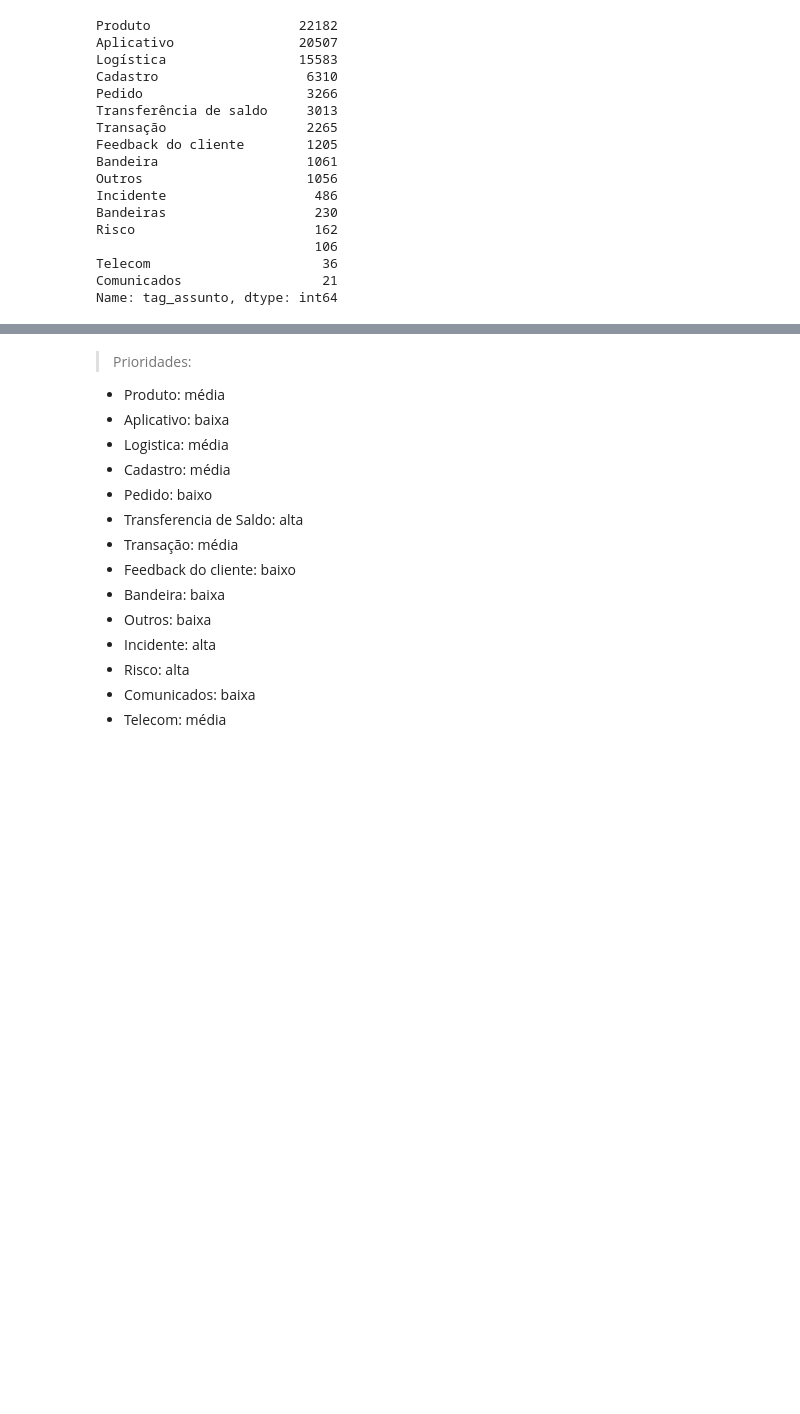
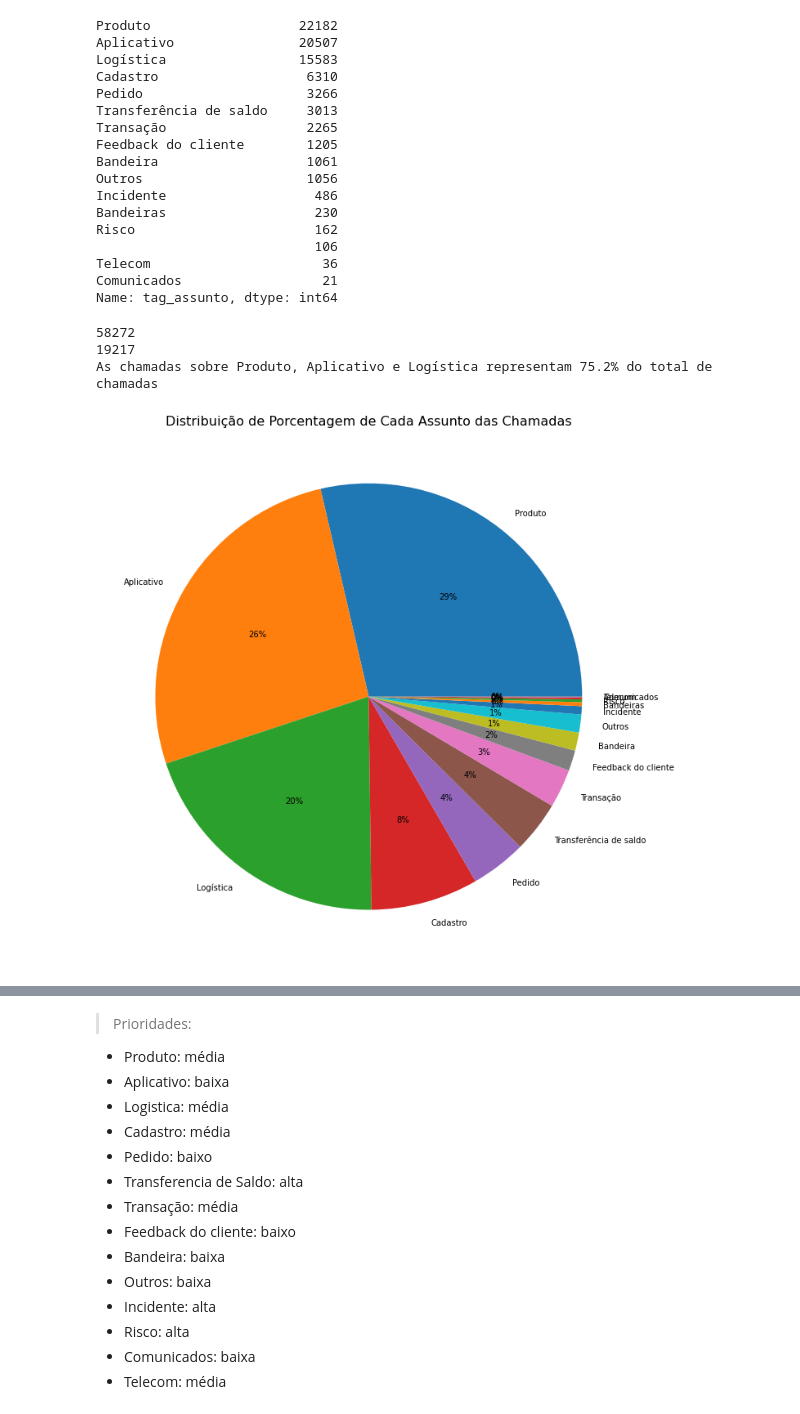
Before and after one commit to rafajovelho/Case3, a Jupyter notebook: Caso_TON.ipynb, the cells around one changed output, grey strips where cells are left out. Saved outputs shown, nothing was run; the diff lists cells and outputs as text; code cells hidden in the pictures; blank space fills up the shorter version.

```diff
--- a/Caso_TON.ipynb
+++ b/Caso_TON.ipynb
@@ -1122,6 +1129,34 @@ Risco                       162
 Telecom                      36
 Comunicados                  21
 Name: tag_assunto, dtype: int64
+# %%
+x=0
+y=0
+for i in range(0, len(df4['tag_assunto'].value_counts())):
+    if i <= 2:
+        x += int(df4['tag_assunto'].value_counts()[i])
+    else:
+        y += int(df4['tag_assunto'].value_counts()[i])
+
+print(x)
+print(y)
+percentage = ((x/(x+y)* 100))
+print(f'As chamadas sobre Produto, Aplicativo e Logística representam {round(percentage, 2)}% do total de chamadas.')
+# %% [output]
+58272
+19217
+As chamadas sobre Produto, Aplicativo e Logística representam 75.2% do total de chamadas
+# %%
+# Plot
+
+plt.figure(figsize=(16,12))
+
+
+plt.pie(x = df4['tag_assunto'].value_counts(), labels = df4['tag_assunto'].value_counts().index, autopct='%.0f%%')
+plt.title('Distribuição de Porcentagem de Cada Assunto das Chamadas', fontdict={'fontsize': 16})
+plt.show()
+# %% [output]
+[figure, added]
 # %%
 for i in df4['tag_assunto'].unique():
     print(df4[(df4['tag_assunto'] == str(i))]['assunto'].sample(5))
```
Also changed, not shown: parts of 38 cells of this notebook.
